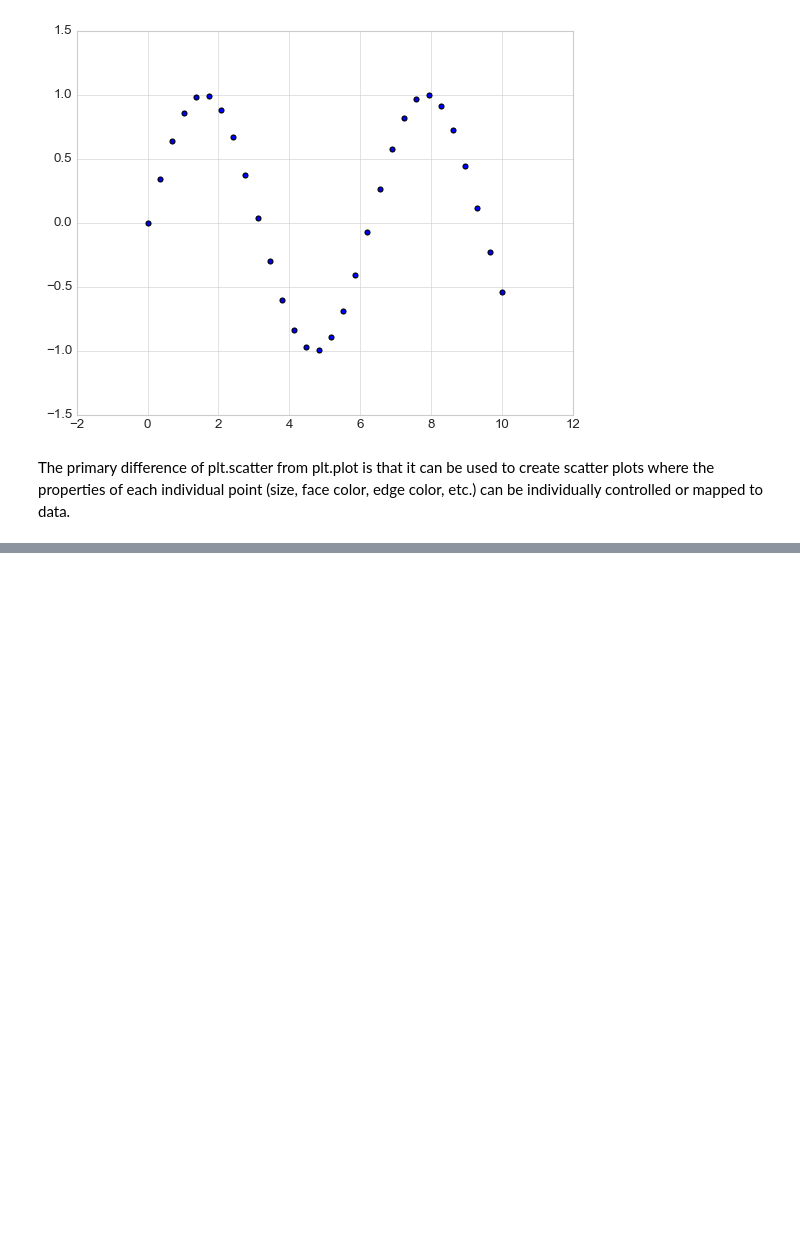
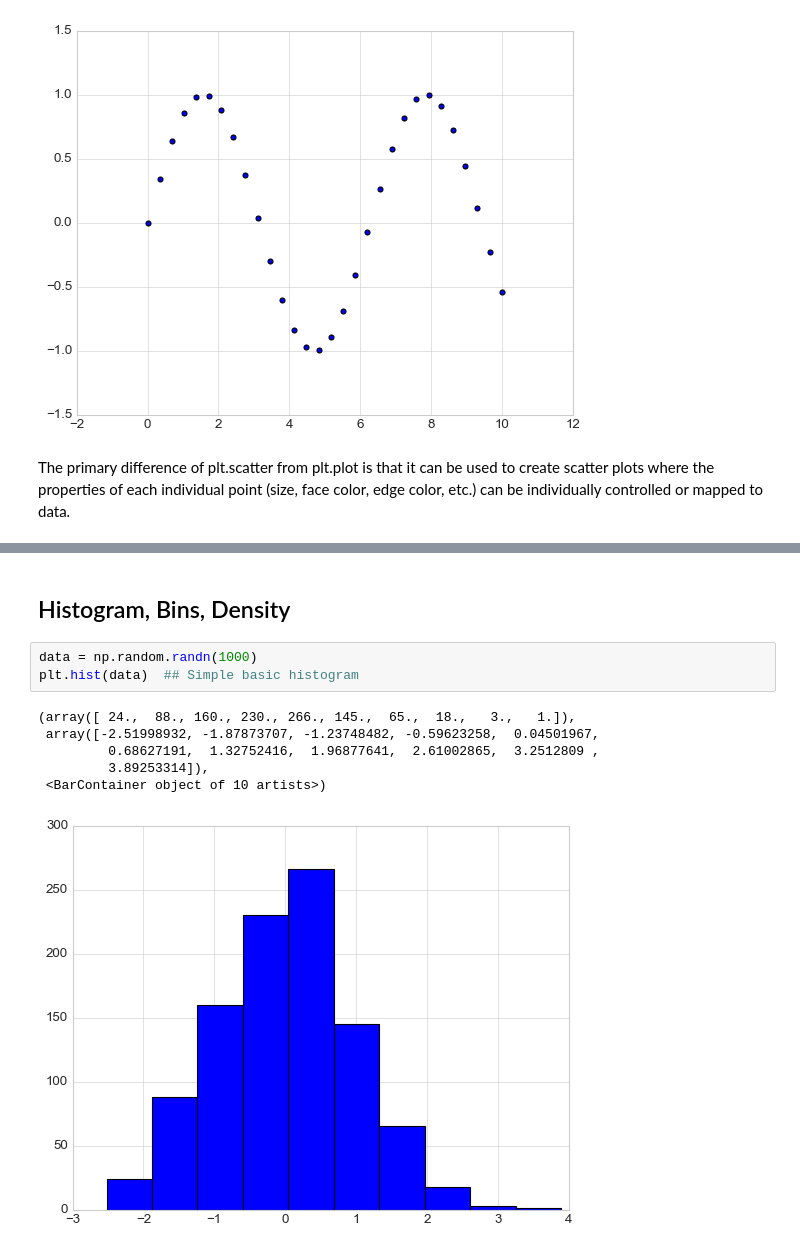
Before and after one commit to Mnoble-19/DataScienceHandBook, a Jupyter notebook: Chapter 4/Visualisations with matplotlib.ipynb, the cells around one changed output, grey strips where cells are left out. Saved outputs shown, nothing was run; the diff lists cells and outputs as text; blank space fills up the shorter version.

```diff
--- a/Chapter 4/Visualisations with matplotlib.ipynb
+++ b/Chapter 4/Visualisations with matplotlib.ipynb
@@ -141,0 +177,12 @@ plt.ylabel(iris.feature_names[1]);
+# %% [markdown]
+## Histogram, Bins, Density
+# %%
+data = np.random.randn(1000)
+plt.hist(data)  ## Simple basic histogram
+# %% [output]
+(array([ 24.,  88., 160., 230., 266., 145.,  65.,  18.,   3.,   1.]),
+ array([-2.51998932, -1.87873707, -1.23748482, -0.59623258,  0.04501967,
+         0.68627191,  1.32752416,  1.96877641,  2.61002865,  3.2512809 ,
+         3.89253314]),
+ <BarContainer object of 10 artists>)
+[figure, added]
```
Also changed, not shown: parts of 38 cells of this notebook.
